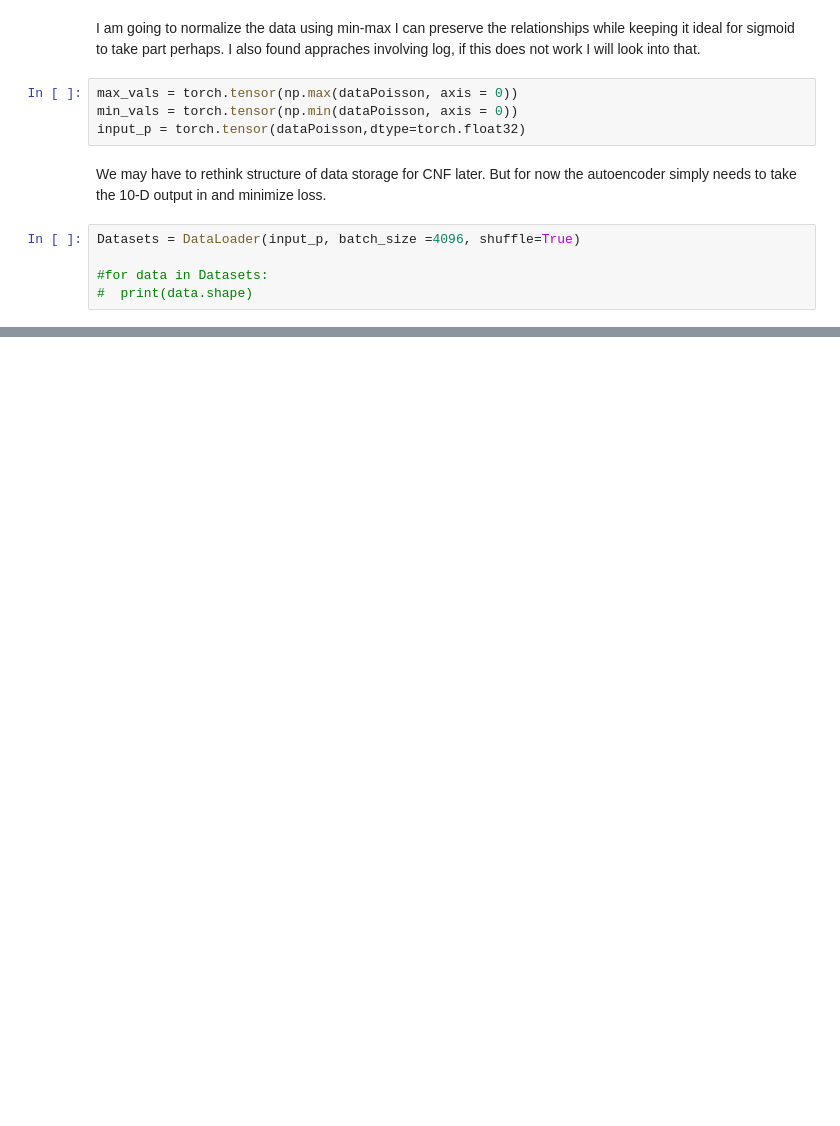
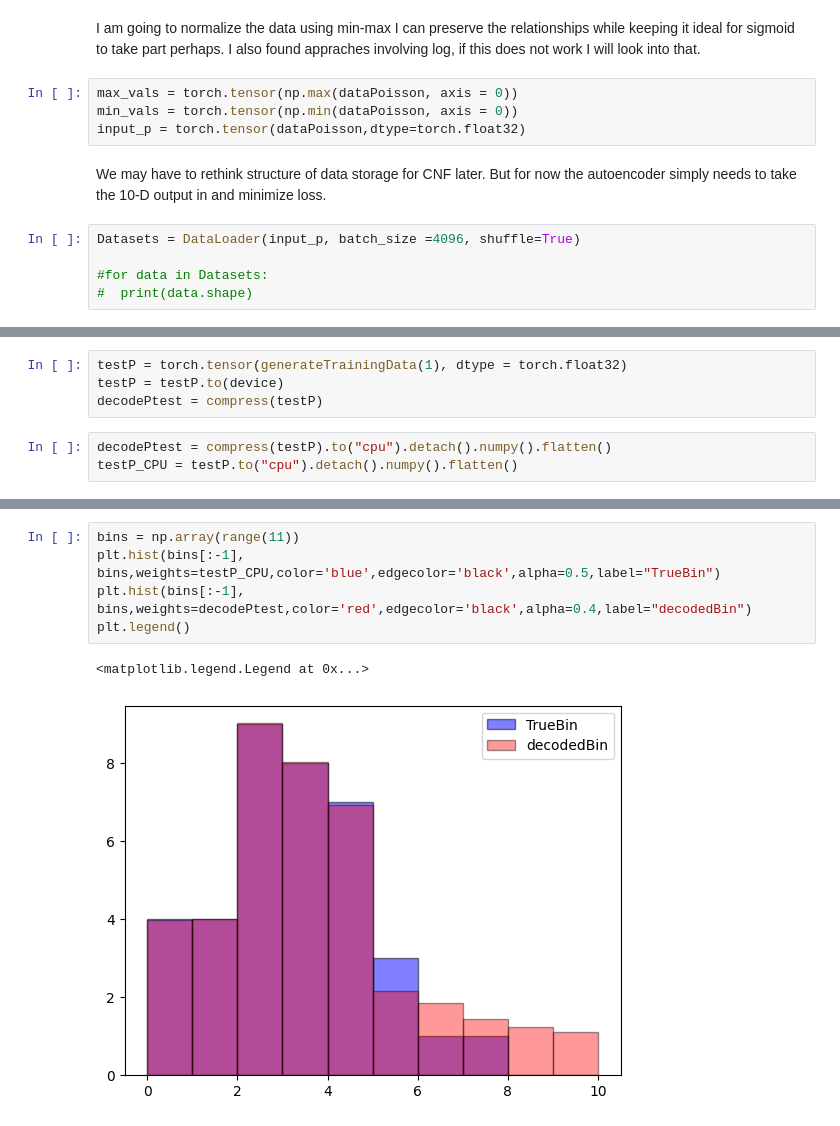
Before and after one commit to vigneshK0404/NOva_Fitter_CNF, a Jupyter notebook: CNF.ipynb, the cells around one changed output, grey strips where cells are left out. Drawn from its saved outputs; the diff is of its cells as text; blank space fills up the shorter version.

```diff
--- a/CNF.ipynb
+++ b/CNF.ipynb
@@ -155,0 +178,7 @@ print(losses[-1])
+# %%
+testP = torch.tensor(generateTrainingData(1), dtype = torch.float32)
+testP = testP.to(device)
+decodePtest = compress(testP)
+# %%
+decodePtest = compress(testP).to("cpu").detach().numpy().flatten()
+testP_CPU = testP.to("cpu").detach().numpy().flatten()
@@ -155,0 +192,8 @@ print(losses[-1])
+# %%
+bins = np.array(range(11))
+plt.hist(bins[:-1], bins,weights=testP_CPU,color='blue',edgecolor='black',alpha=0.5,label="TrueBin")
+plt.hist(bins[:-1], bins,weights=decodePtest,color='red',edgecolor='black',alpha=0.4,label="decodedBin")
+plt.legend()
+# %% [output]
+<matplotlib.legend.Legend at 0x...>
+[figure, added]
```
Also changed, not shown: parts of 8 cells of this notebook.
